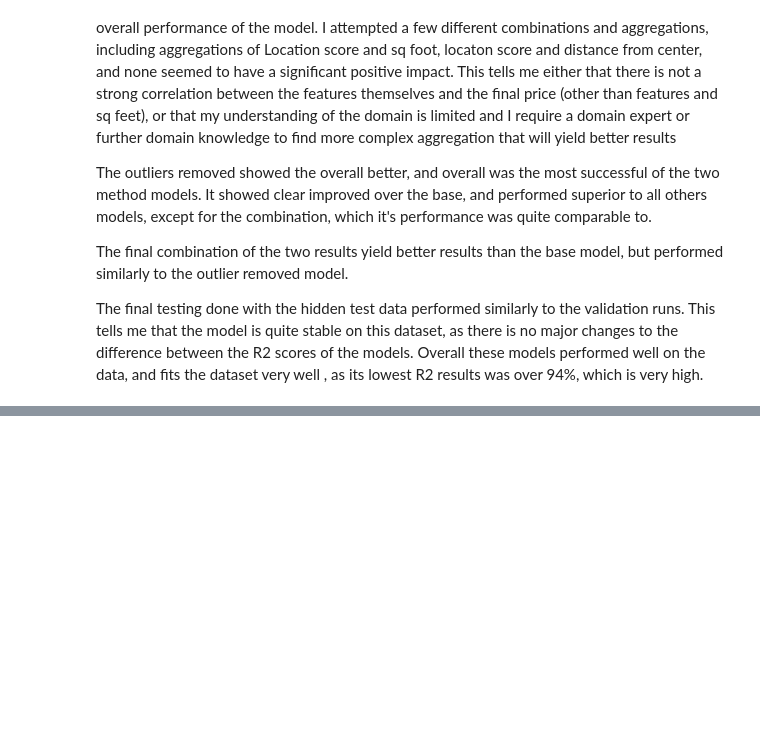
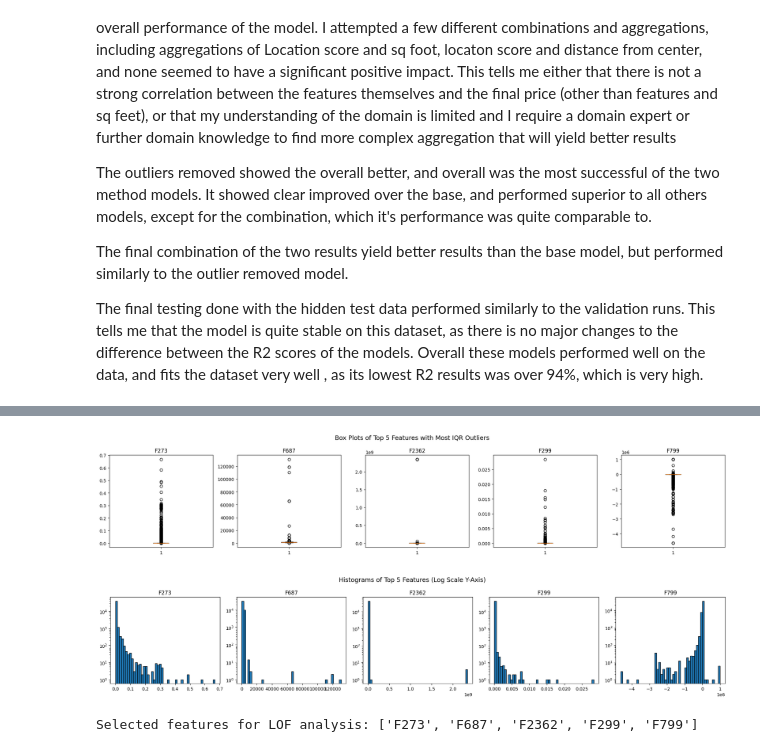
Before and after one commit to JamieBly/CSI4142_FundementalsOfDataScience_A1, a Jupyter notebook: Assignment3/CSI4121_Assignment3_JafriS_300253861_BlyJ_300231604.ipynb, the cells around one changed output, grey strips where cells are left out. Saved outputs shown, nothing was run; the diff lists cells and outputs as text; code cells hidden in the pictures; blank space fills up the shorter version.

Commit message:
adding dataset 2

```diff
--- a/Assignment3/CSI4121_Assignment3_JafriS_300253861_BlyJ_300231604.ipynb
+++ b/Assignment3/CSI4121_Assignment3_JafriS_300253861_BlyJ_300231604.ipynb
@@ -566,0 +586,16 @@ The final testing done with the hidden test data performed similarly to the vali
+# %%
+# Download the EMBER 2017 v2 dataset from Kaggle using kagglehub,
+# then list all available files in the downloaded folder.
+import kagglehub
+import os
+
+# Download the dataset (this returns a folder path)
+dataset_folder = kagglehub.dataset_download("dhoogla/ember-2017-v2-features")
+
+print(f"Folder downloaded to: {dataset_folder}")
+
+# List all the files inside that folder
+files_in_folder = os.listdir(dataset_folder)
+print("Files available to load:")
+for file in files_in_folder:
+    print(f" - {file}")
@@ -566,0 +932,57 @@ The final testing done with the hidden test data performed similarly to the vali
+# %%
+# ============================================================
+# EDA: Identify features with potential outliers
+# ============================================================
+# With 2,381 features, we cannot visualize all of them. Instead, we
+# compute the IQR-based outlier ratio for every feature and rank them
+# to find the columns with the most extreme values.
+# Analysis is performed strictly on X_train_reduced only.
+import matplotlib.pyplot as plt
+import numpy as np
+
+all_feature_cols = [f"F{i}" for i in range(1, 2382)]
+
+# Calculate the percentage of IQR-based outliers per feature
+outlier_ratios = {}
+for col in all_feature_cols:
+    Q1 = X_train_reduced[col].quantile(0.25)
+    Q3 = X_train_reduced[col].quantile(0.75)
+    IQR = Q3 - Q1
+    if IQR > 0:
+        lower = Q1 - 1.5 * IQR
+        upper = Q3 + 1.5 * IQR
+        n_outliers = ((X_train_reduced[col] < lower) | (X_train_reduced[col] > upper)).sum()
+        outlier_ratios[col] = n_outliers / len(X_train_reduced) * 100
+
+# Sort by outlier ratio and show the top 10 features with most outliers
+sorted_ratios = sorted(outlier_ratios.items(), key=lambda x: x[1], reverse=True)
+print("Top 10 features by IQR-based outlier percentage:")
+for col, ratio in sorted_ratios[:10]:
+    print(f"  {col}: {ratio:.2f}%")
+
+# Select the top 5 features with highest outlier ratios for visualization
+top_features = [col for col, _ in sorted_ratios[:5]]
+
+# Box plots for the top 5 outlier-prone features
+fig, axes = plt.subplots(1, 5, figsize=(20, 4))
+fig.suptitle("Box Plots of Top 5 Features with Most IQR Outliers", fontsize=14)
+for ax, col in zip(axes, top_features):
+    ax.boxplot(X_train_reduced[col].dropna(), vert=True)
+    ax.set_title(col)
+plt.tight_layout()
+plt.show()
+
+# Histograms with log scale for the same features to see distribution shape.
+# Log scale compresses the dominant zero-value bar and reveals the smaller
+# outlier bars that would otherwise be invisible at linear scale.
+fig, axes = plt.subplots(1, 5, figsize=(20, 4))
+fig.suptitle("Histograms of Top 5 Features (Log Scale Y-Axis)", fontsize=14)
+for ax, col in zip(axes, top_features):
+    ax.hist(X_train_reduced[col].dropna(), bins=50, edgecolor='black')
+    ax.set_yscale('log')
+    ax.set_title(col)
+plt.tight_layout()
+plt.show()
+
+print(f"\nSelected features for LOF analysis: {top_features}")
+# %% [output]
@@ -566,0 +1000,3 @@ The final testing done with the hidden test data performed similarly to the vali
+[figure, added]
+[figure, added]
+Selected features for LOF analysis: ['F273', 'F687', 'F2362', 'F299', 'F799']
```
Also changed, not shown: parts of 23 cells of this notebook.
